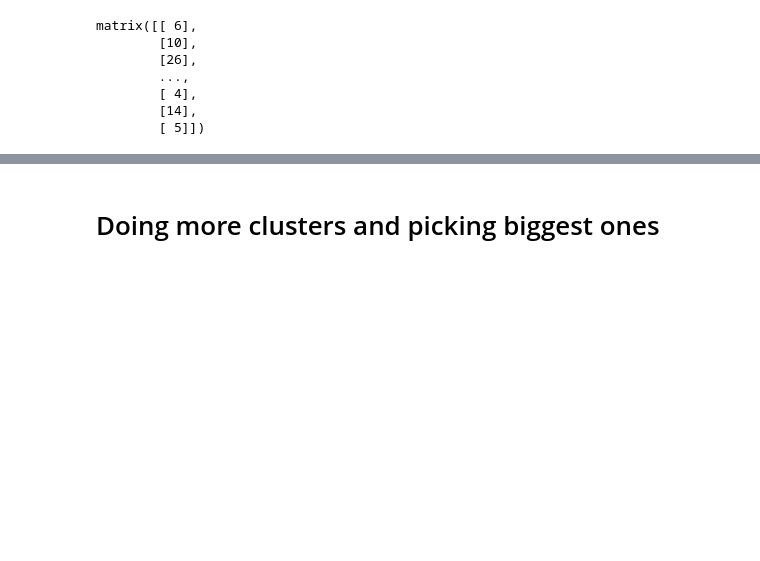
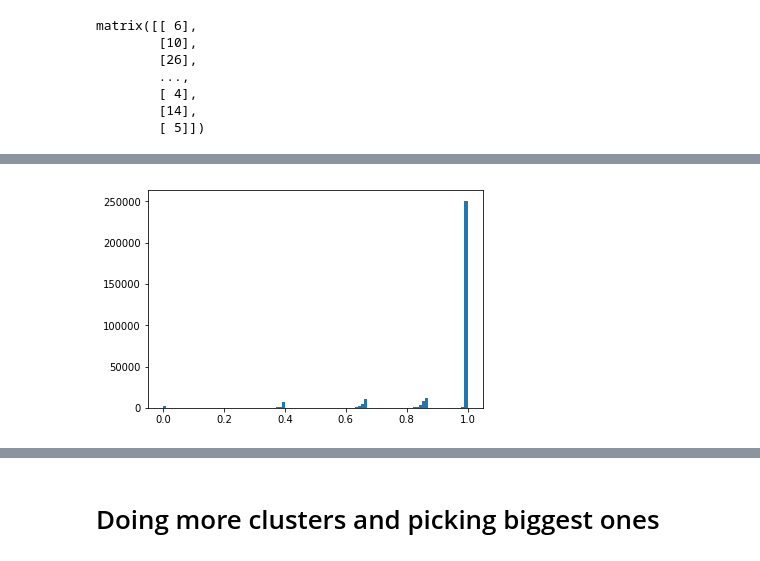
Before and after one commit to dannyqiu/fun-fax, a Jupyter notebook: incubator/weighted_word_embeddings.ipynb, the cells around one changed output, grey strips where cells are left out. Cells and saved outputs as stored; diff of their text form; code cells hidden in the pictures; blank space fills up the shorter version.

```diff
--- a/incubator/weighted_word_embeddings.ipynb
+++ b/incubator/weighted_word_embeddings.ipynb
@@ -10,6 +10,6 @@ EPS = 1e-6
 # %%
 fun_fact_df = pd.read_csv('../data/til_title.csv')
 # %%
-required_columns = ['title', 'subreddit', 'permalink']
+required_columns = ['title', 'subreddit', 'permalink', 'score', 'created_utc']
 fun_fact_df = fun_fact_df.dropna(axis='rows', subset=required_columns)
 # %%
@@ -65,0 +80,5 @@ print(np.linalg.norm(n_weighted_embedding[10493]))
+# %%
+plt.hist(entropy,bins=100)
+plt.show()
+# %% [output]
+[figure, added]
```
Also changed, not shown: parts of 36 cells of this notebook.
